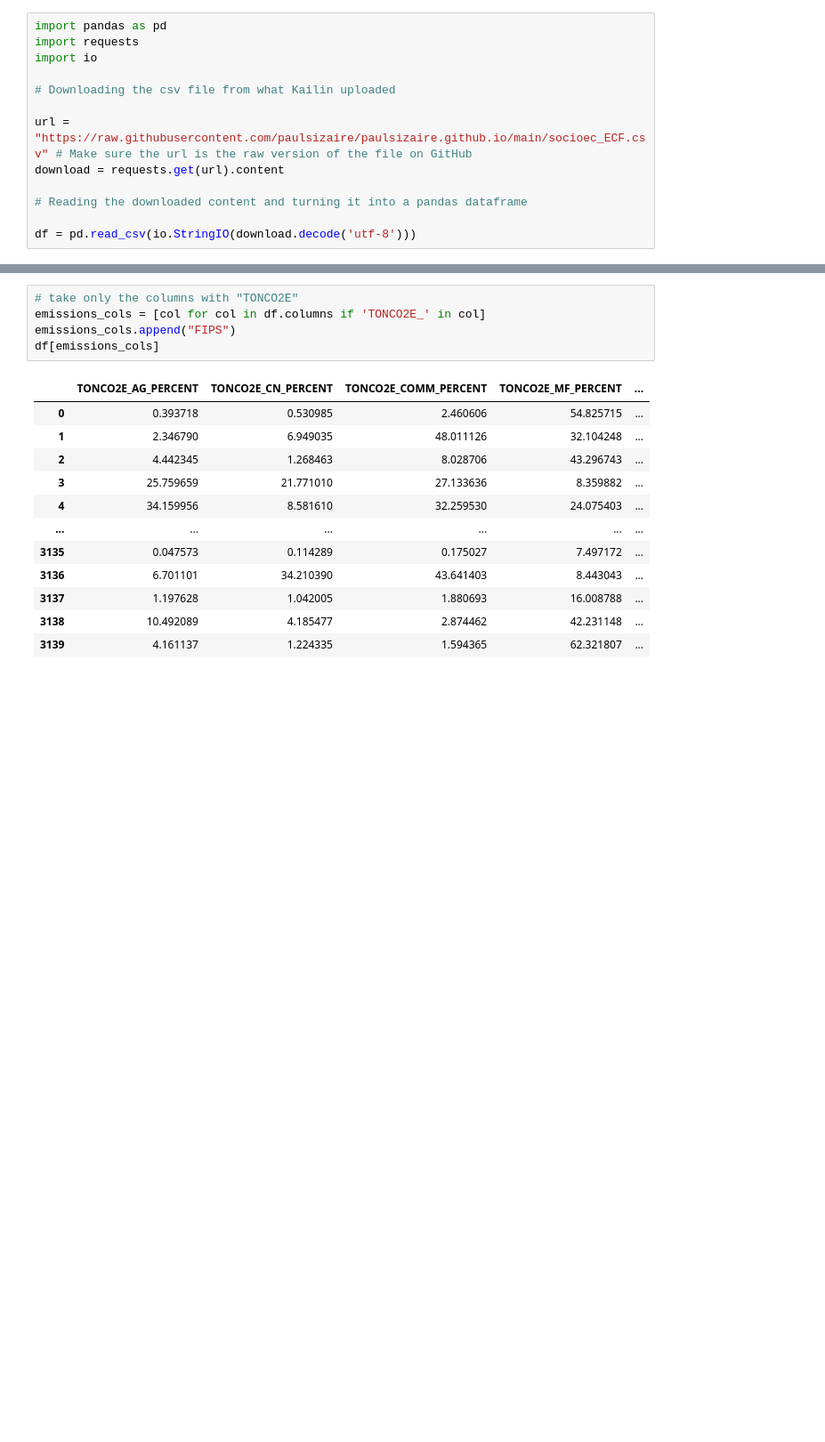
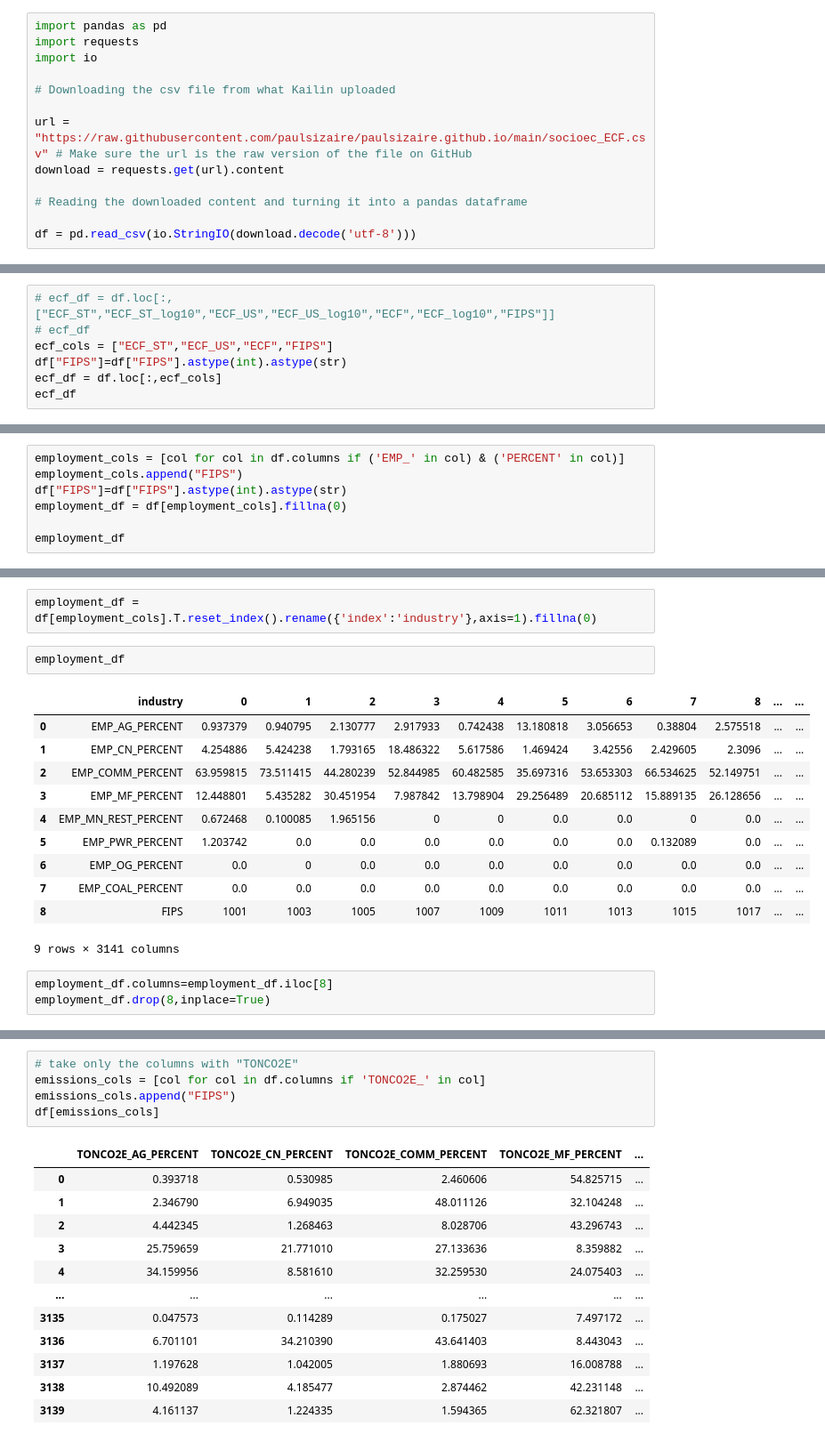
Before and after one commit to paulsizaire/paulsizaire.github.io, a Jupyter notebook: socio_data_processing.ipynb, the cells around one changed output, grey strips where cells are left out. Shown: that part at 89% size. Saved outputs shown, nothing was run; the diff lists cells and outputs as text; blank space fills up the shorter version.

```diff
--- a/socio_data_processing.ipynb
+++ b/socio_data_processing.ipynb
@@ -18,0 +21,7 @@ array([ 1001,  1003,  1005, ..., 56041, 56043, 56045])
+# %%
+# ecf_df = df.loc[:,["ECF_ST","ECF_ST_log10","ECF_US","ECF_US_log10","ECF","ECF_log10","FIPS"]]
+# ecf_df
+ecf_cols = ["ECF_ST","ECF_US","ECF","FIPS"]
+df["FIPS"]=df["FIPS"].astype(int).astype(str)
+ecf_df = df.loc[:,ecf_cols]
+ecf_df
@@ -18,0 +67,7 @@ array([ 1001,  1003,  1005, ..., 56041, 56043, 56045])
+# %%
+employment_cols = [col for col in df.columns if ('EMP_' in col) & ('PERCENT' in col)]
+employment_cols.append("FIPS")
+df["FIPS"]=df["FIPS"].astype(int).astype(str)
+employment_df = df[employment_cols].fillna(0)
+
+employment_df
@@ -18,0 +88,19 @@ array([ 1001,  1003,  1005, ..., 56041, 56043, 56045])
+# %%
+employment_df = df[employment_cols].T.reset_index().rename({'index':'industry'},axis=1).fillna(0)
+# %%
+employment_df
+# %% [output]
+|  | industry | 0 | 1 | 2 | 3 | 4 | 5 | 6 | 7 | 8 | ... | ... |
+| 0 | EMP_AG_PERCENT | 0.937379 | 0.940795 | 2.130777 | 2.917933 | 0.742438 | 13.180818 | 3.056653 | 0.38804 | 2.575518 | ... | ... |
+| 1 | EMP_CN_PERCENT | 4.254886 | 5.424238 | 1.793165 | 18.486322 | 5.617586 | 1.469424 | 3.42556 | 2.429605 | 2.3096 | ... | ... |
+| 2 | EMP_COMM_PERCENT | 63.959815 | 73.511415 | 44.280239 | 52.844985 | 60.482585 | 35.697316 | 53.653303 | 66.534625 | 52.149751 | ... | ... |
+| 3 | EMP_MF_PERCENT | 12.448801 | 5.435282 | 30.451954 | 7.987842 | 13.798904 | 29.256489 | 20.685112 | 15.889135 | 26.128656 | ... | ... |
+| 4 | EMP_MN_REST_PERCENT | 0.672468 | 0.100085 | 1.965156 | 0 | 0 | 0.0 | 0.0 | 0 | 0.0 | ... | ... |
+| 5 | EMP_PWR_PERCENT | 1.203742 | 0.0 | 0.0 | 0.0 | 0.0 | 0.0 | 0.0 | 0.132089 | 0.0 | ... | ... |
+| 6 | EMP_OG_PERCENT | 0.0 | 0 | 0.0 | 0.0 | 0.0 | 0.0 | 0.0 | 0.0 | 0.0 | ... | ... |
+| 7 | EMP_COAL_PERCENT | 0.0 | 0.0 | 0.0 | 0.0 | 0.0 | 0.0 | 0.0 | 0.0 | 0.0 | ... | ... |
+| 8 | FIPS | 1001 | 1003 | 1005 | 1007 | 1009 | 1011 | 1013 | 1015 | 1017 | ... | ... |
+9 rows × 3141 columns
+# %%
+employment_df.columns=employment_df.iloc[8]
+employment_df.drop(8,inplace=True)
```
Also changed, not shown: parts of 15 cells of this notebook, 6 other files.
